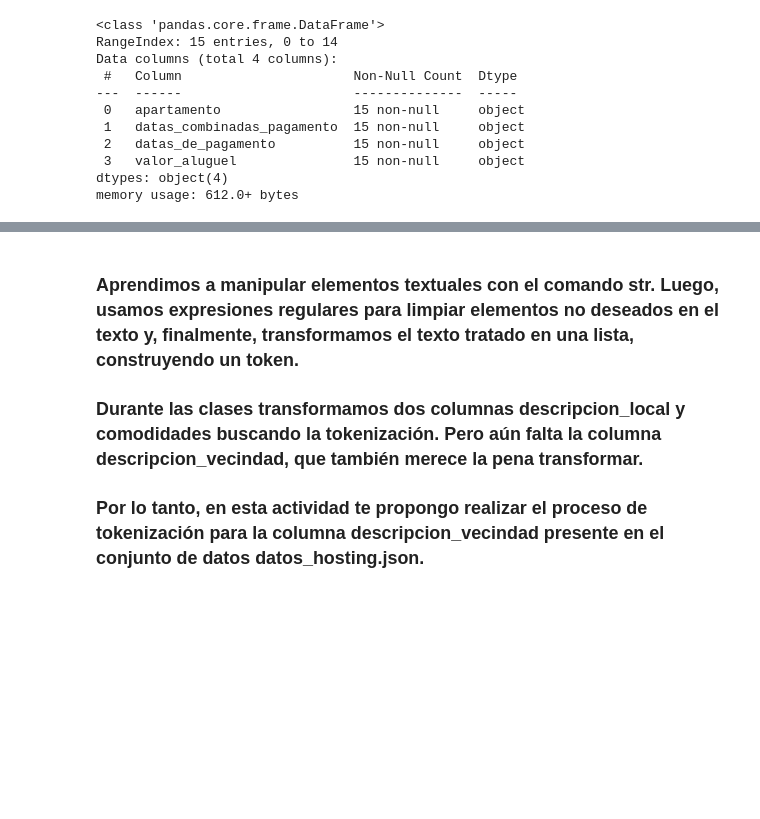
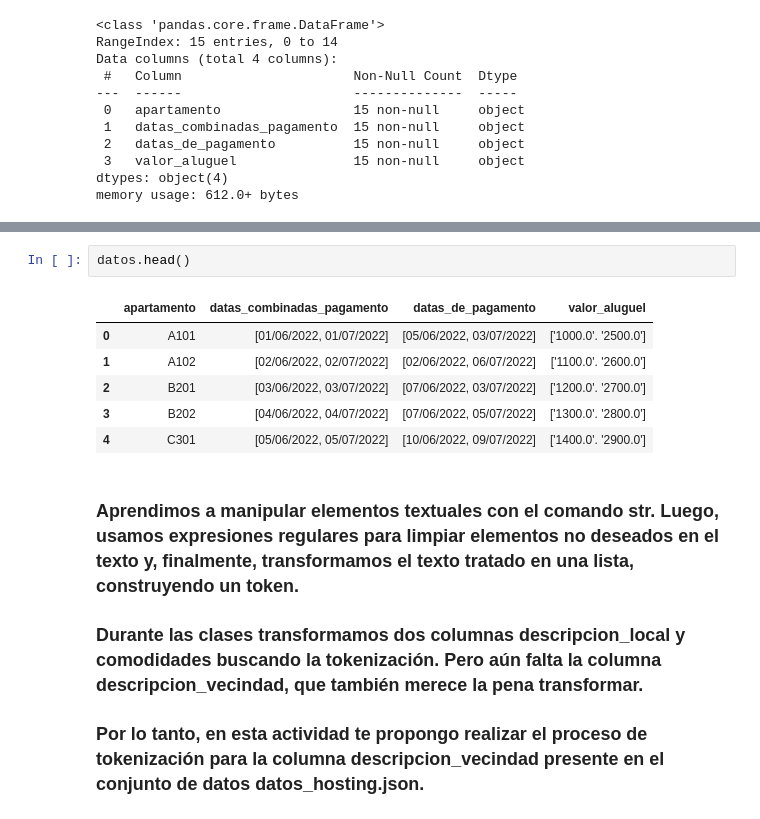
Before and after one commit to Zuzed22/Pandas-conociendo-la-biblioteca, a Jupyter notebook: Desafío_trabajando_en_otros_contextos.ipynb, the cells around one changed output, grey strips where cells are left out. Cells and saved outputs as stored; diff of their text form; blank space fills up the shorter version.

```diff
--- a/Desafío_trabajando_en_otros_contextos.ipynb
+++ b/Desafío_trabajando_en_otros_contextos.ipynb
@@ -285,3 +365,12 @@ memory usage: 612.0+ bytes
+# %%
+datos.head()
+# %% [output]
+|  | apartamento | datas_combinadas_pagamento | datas_de_pagamento | valor_aluguel |
+| 0 | A101 | [01/06/2022, 01/07/2022] | [05/06/2022, 03/07/2022] | ['1000.0'. '2500.0'] |
+| 1 | A102 | [02/06/2022, 02/07/2022] | [02/06/2022, 06/07/2022] | ['1100.0'. '2600.0'] |
+| 2 | B201 | [03/06/2022, 03/07/2022] | [07/06/2022, 03/07/2022] | ['1200.0'. '2700.0'] |
+| 3 | B202 | [04/06/2022, 04/07/2022] | [07/06/2022, 05/07/2022] | ['1300.0'. '2800.0'] |
+| 4 | C301 | [05/06/2022, 05/07/2022] | [10/06/2022, 09/07/2022] | ['1400.0'. '2900.0'] |
 # %% [markdown]
 ### Aprendimos a manipular elementos textuales con el comando str. Luego, usamos expresiones regulares para limpiar elementos no deseados en el texto y, finalmente, transformamos el texto tratado en una lista, construyendo un token.
 
```
Also changed, not shown: parts of 10 cells of this notebook.
